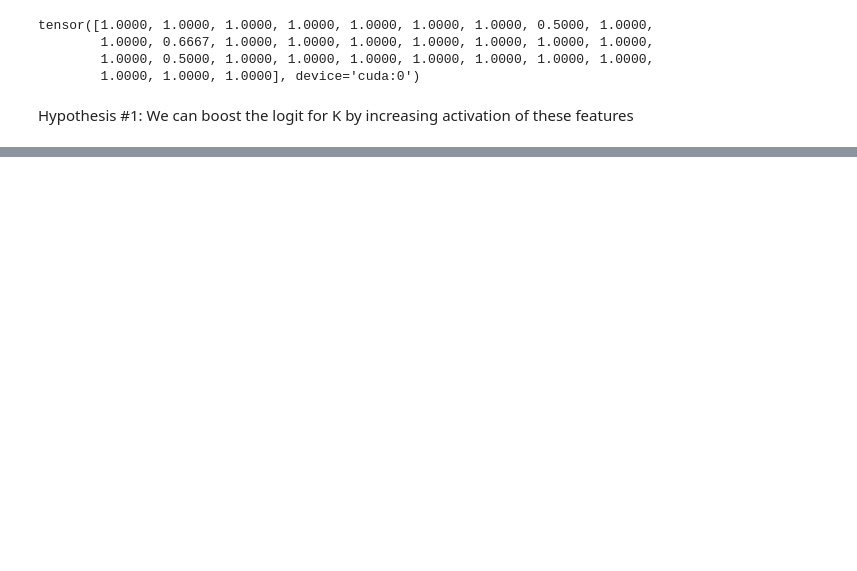
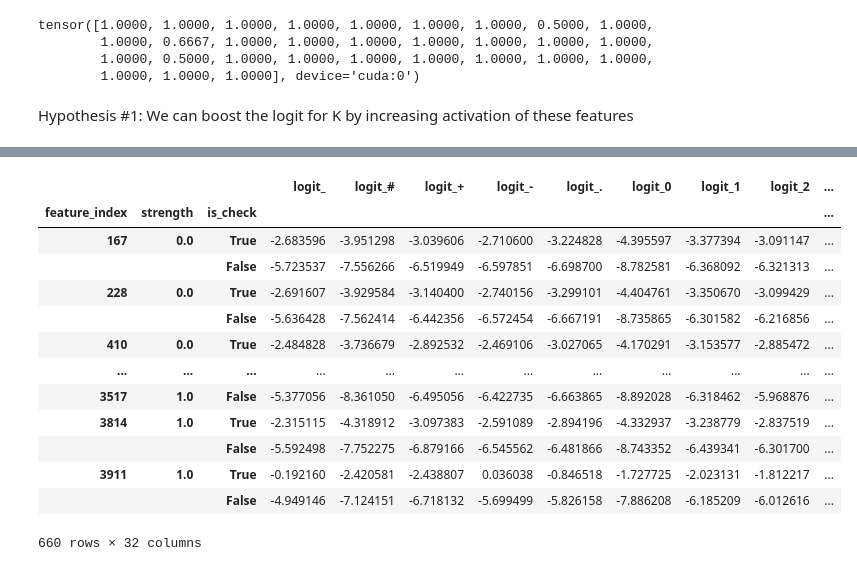
Before and after one commit to jkutaso/chessgpt_sae, a Jupyter notebook: hypothesis_testing_1.ipynb, the cells around one changed output, grey strips where cells are left out. Saved outputs shown, nothing was run; the diff lists cells and outputs as text; code cells hidden in the pictures; blank space fills up the shorter version.

```diff
--- a/hypothesis_testing_1.ipynb
+++ b/hypothesis_testing_1.ipynb
@@ -185,20 +228,23 @@ plt.show()
 # %%
 # Let's try to sweep over different strengths and perhaps separate out different features
-path_for_dicts = 'data/'
-averaged_baseline_logits_dict = t.load(f'{path_for_dicts}/averaged_baseline_logits_dict.pt')
-averaged_intervened_logits_dict = t.load(f'{path_for_dicts}/averaged_intervened_logits_dict.pt')
+intervened_dict_path = 'data/averaged_intervened_logits_dict.pt'
 
-for strength in np.linspace(-0.5, 1.5, 11):
+if os.path.exists(intervened_dict_path):
+    averaged_intervened_logits_dict = t.load(intervened_dict_path)
+else:
+    averaged_intervened_logits_dict = {}
+
+for strength in np.linspace(0, 1, 11):
     for feature_index in features_for_check_state:
         feature_index = feature_index.item()
         print(feature_index, strength)
-        if (feature_index, strength) in averaged_baseline_logits_dict.keys():
+        if (feature_index, strength, True) in averaged_intervened_logits_dict.keys():
             print('here')
             continue
-        averaged_baseline_logits, averaged_intervened_logits, averaged_diff_logits = get_all_logits([feature_index], strength)
-        averaged_baseline_logits_dict[(feature_index, strength)] = averaged_baseline_logits
-        averaged_intervened_logits_dict[(feature_index, strength)] = averaged_intervened_logits
+        averaged_intervened_logits_check, averaged_intervened_logits_not_check = get_intervened_logits([feature_index], strength)
+        t.cuda.empty_cache()
+        averaged_intervened_logits_dict[(feature_index, strength, True)] = averaged_intervened_logits_check
+        averaged_intervened_logits_dict[(feature_index, strength, False)] = averaged_intervened_logits_not_check
 
-t.save(averaged_baseline_logits_dict, f'{path_for_dicts}/averaged_baseline_logits_dict.pt')
-t.save(averaged_intervened_logits_dict, f'{path_for_dicts}/averaged_intervened_logits_dict.pt')
+        t.save(averaged_intervened_logits_dict, intervened_dict_path)
 # %% [output]
@@ -229,0 +304,17 @@ feature_index.item()
+# %%
+intervened_df
+# %% [output]
+|  |  |  | logit_ | logit_# | logit_+ | logit_- | logit_. | logit_0 | logit_1 | logit_2 | ... |
+| feature_index | strength | is_check |  |  |  |  |  |  |  |  | ... |
+| 167 | 0.0 | True | -2.683596 | -3.951298 | -3.039606 | -2.710600 | -3.224828 | -4.395597 | -3.377394 | -3.091147 | ... |
+|  |  | False | -5.723537 | -7.556266 | -6.519949 | -6.597851 | -6.698700 | -8.782581 | -6.368092 | -6.321313 | ... |
+| 228 | 0.0 | True | -2.691607 | -3.929584 | -3.140400 | -2.740156 | -3.299101 | -4.404761 | -3.350670 | -3.099429 | ... |
+|  |  | False | -5.636428 | -7.562414 | -6.442356 | -6.572454 | -6.667191 | -8.735865 | -6.301582 | -6.216856 | ... |
+| 410 | 0.0 | True | -2.484828 | -3.736679 | -2.892532 | -2.469106 | -3.027065 | -4.170291 | -3.153577 | -2.885472 | ... |
+| ... | ... | ... | ... | ... | ... | ... | ... | ... | ... | ... | ... |
+| 3517 | 1.0 | False | -5.377056 | -8.361050 | -6.495056 | -6.422735 | -6.663865 | -8.892028 | -6.318462 | -5.968876 | ... |
+| 3814 | 1.0 | True | -2.315115 | -4.318912 | -3.097383 | -2.591089 | -2.894196 | -4.332937 | -3.238779 | -2.837519 | ... |
+|  |  | False | -5.592498 | -7.752275 | -6.879166 | -6.545562 | -6.481866 | -8.743352 | -6.439341 | -6.301700 | ... |
+| 3911 | 1.0 | True | -0.192160 | -2.420581 | -2.438807 | 0.036038 | -0.846518 | -1.727725 | -2.023131 | -1.812217 | ... |
+|  |  | False | -4.949146 | -7.124151 | -6.718132 | -5.699499 | -5.826158 | -7.886208 | -6.185209 | -6.012616 | ... |
+660 rows × 32 columns
```
Also changed, not shown: parts of 15 cells of this notebook, 5 other files.
